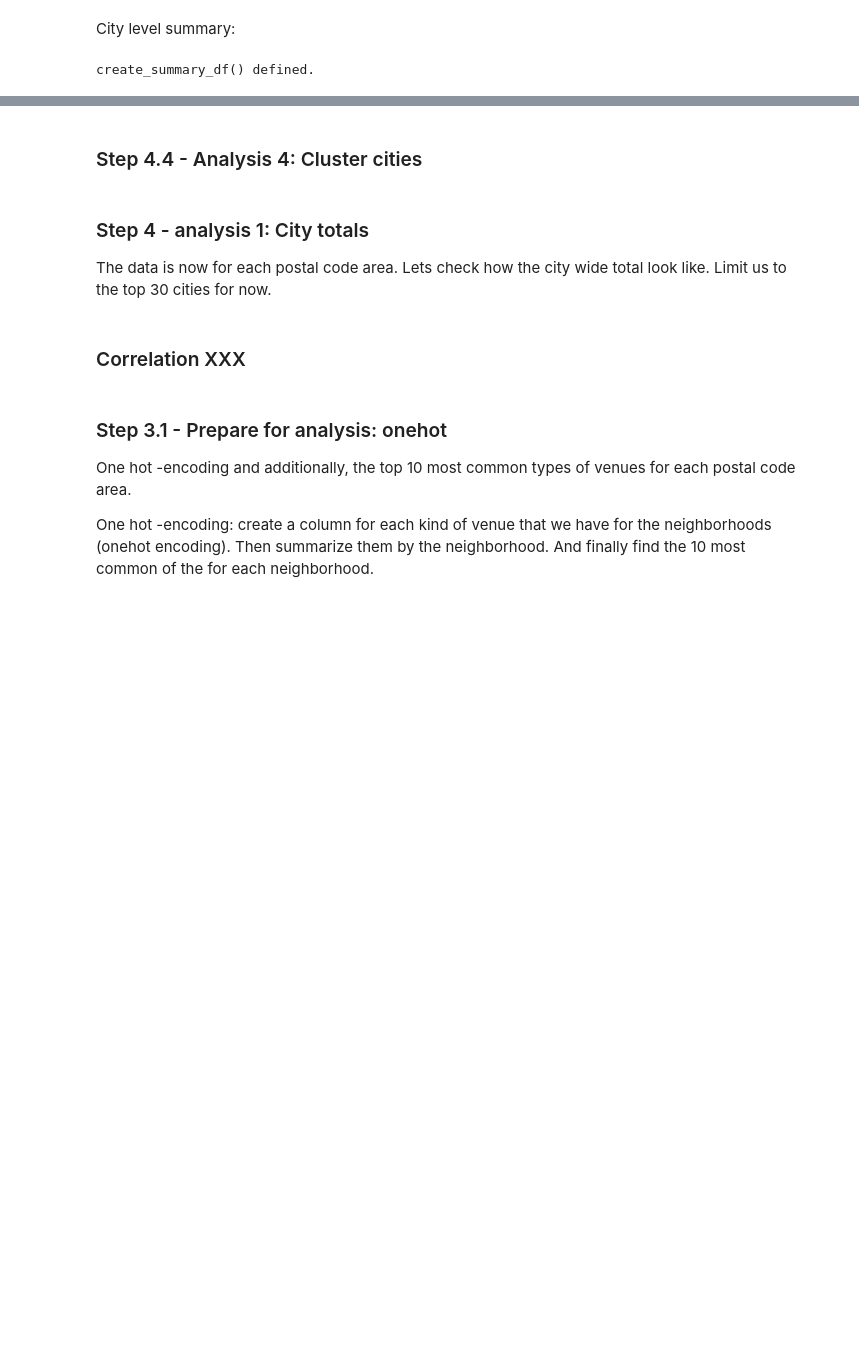
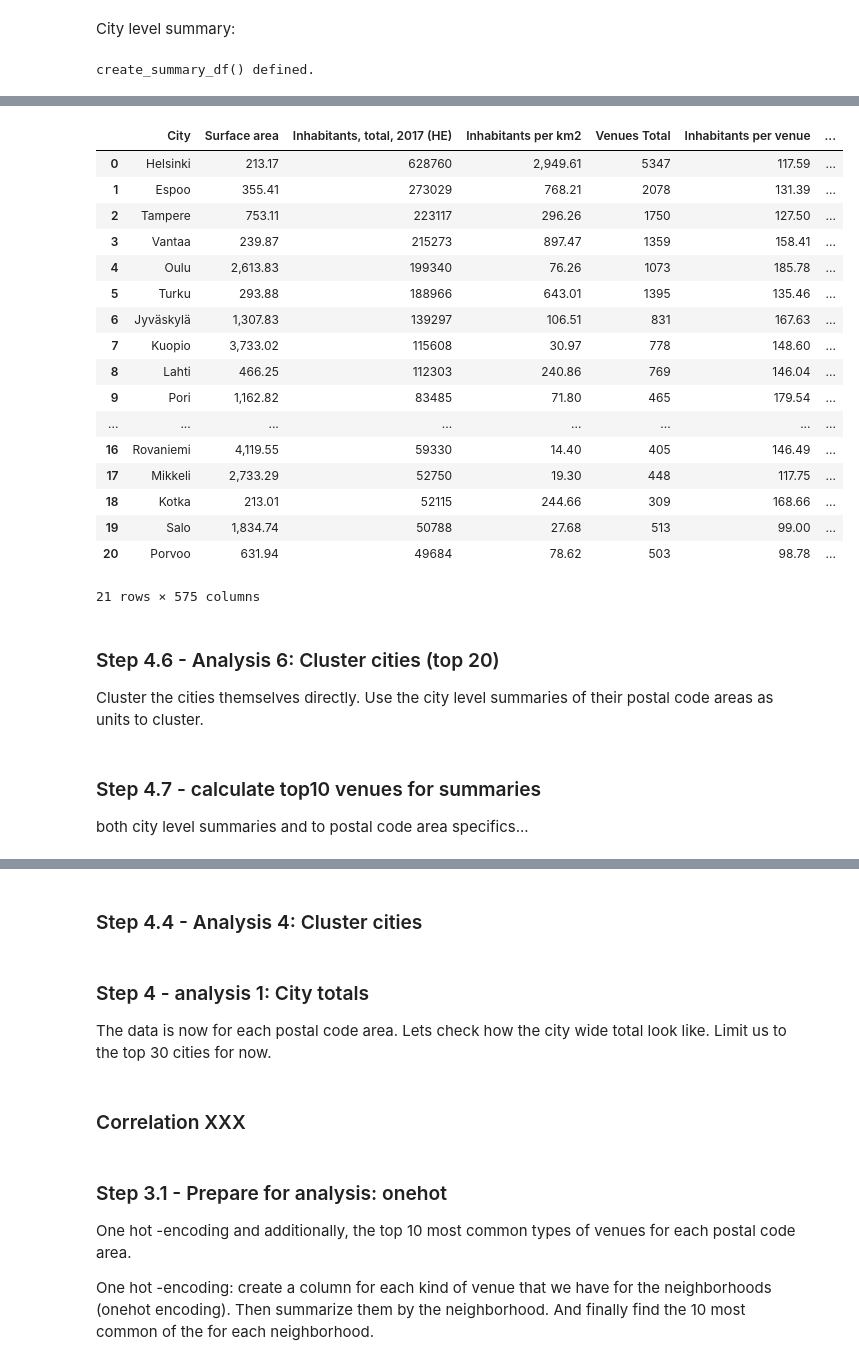
Before and after one commit to aitennek/Coursera_Capstone, a Jupyter notebook: Final_assignment/Capstone workbook.ipynb, the cells around one changed output, grey strips where cells are left out. Drawn from its saved outputs; the diff is of its cells as text; code cells hidden in the pictures; blank space fills up the shorter version.

Commit message:
The real updated file that the previous commit should have been

```diff
--- a/Final_assignment/Capstone workbook.ipynb
+++ b/Final_assignment/Capstone workbook.ipynb
@@ -1461 +1589,8 @@ Clustered 677 postal code areas into 5 clusters.
+# %%
+
+# first standardize data
+bare_clustering_df = standardize_df(paavo_venues_df[paavo_venues_df['City'].isin(filter_cities)])
+
+# CLUSTER !!!
+k, clusters = get_KMeans_clusters_with_best_k(bare_clustering_df)
 # %% [markdown]
@@ -1489,11 +1602,0 @@ clusters_df.head()
-# %%
-
-# use a temp dataframe for convenience (if we run this cell multiple times, it doesnt mess up paavo_venues_df)
-clusters_merge_tmp_df = paavo_venues_df[['PC']].merge(clusters_df, how='left', on='PC')
-clusters_merge_tmp_df.rename(columns={'Cluster': 'Cluster #1'}, inplace=True)
-clusters_merge_tmp_df = clusters_merge_tmp_df.fillna(0)
-
-paavo_venues_df['Cluster #1'] = clusters_merge_tmp_df['Cluster #1']
-paavo_venues_df['Cluster #1'] = paavo_venues_df['Cluster #1'].astype('int')
-paavo_venues_df = paavo_venues_df[list_order_to_top(['PC', 'PC Name', 'City', 'Cluster #1'], paavo_venues_df.columns.tolist())]
-paavo_venues_df.head()
@@ -1508,2 +1603,11 @@ paavo_venues_df.head()
+# %%
+
+# Add the cluster ids back to the source data
+paavo_venues_df = merge_clusters_back_to_data(paavo_venues_df['City'].isin(filter_cities), paavo_venues_df, 'PC', clusters, k, 'Cluster #1')
+
+# sort columns to have it seen more easily
+paavo_venues_df = paavo_venues_df[list_order_to_top(['PC', 'PC Name', 'City', 'Cluster #1'], paavo_venues_df.columns.tolist())]
+
+paavo_venues_df.head()
 # %%
 paavo_venues_df.shape
@@ -1565,0 +1652,14 @@ city_df[['City'] + columns_interesting].head(5)
+# %%
+city_summary_df = create_summary_df(paavo_venues_df, 'City', 'Inhabitants, total, 2017 (HE)', False)
+
+# drop this 'cluster #1' column as it doesn't mean anything in the summary.
+city_summary_columns = city_summary_df.columns.tolist()
+if 'Cluster #1' in city_summary_columns:
+    city_summary_columns.remove('Cluster #1')
+city_summary_df = city_summary_df[city_summary_columns]
+
+# redo the relative metrics, as grouping and summarizing messed them up...
+city_summary_df = drop_relative_metrics(city_summary_df)
+city_summary_df = add_relative_metrics(city_summary_df)
+
+city_summary_df[['City'] + columns_interesting].head(5)
@@ -1565,0 +1674,25 @@ city_df[['City'] + columns_interesting].head(5)
+# %%
+city_summary_df.loc[:20,:]
+# %% [output]
+|  | City | Surface area | Inhabitants, total, 2017 (HE) | Inhabitants per km2 | Venues Total | Inhabitants per venue | ... |
+| 0 | Helsinki | 213.17 | 628760 | 2,949.61 | 5347 | 117.59 | ... |
+| 1 | Espoo | 355.41 | 273029 | 768.21 | 2078 | 131.39 | ... |
+| 2 | Tampere | 753.11 | 223117 | 296.26 | 1750 | 127.50 | ... |
+| 3 | Vantaa | 239.87 | 215273 | 897.47 | 1359 | 158.41 | ... |
+| 4 | Oulu | 2,613.83 | 199340 | 76.26 | 1073 | 185.78 | ... |
+| 5 | Turku | 293.88 | 188966 | 643.01 | 1395 | 135.46 | ... |
+| 6 | Jyväskylä | 1,307.83 | 139297 | 106.51 | 831 | 167.63 | ... |
+| 7 | Kuopio | 3,733.02 | 115608 | 30.97 | 778 | 148.60 | ... |
+| 8 | Lahti | 466.25 | 112303 | 240.86 | 769 | 146.04 | ... |
+| 9 | Pori | 1,162.82 | 83485 | 71.80 | 465 | 179.54 | ... |
+| ... | ... | ... | ... | ... | ... | ... | ... |
+| 16 | Rovaniemi | 4,119.55 | 59330 | 14.40 | 405 | 146.49 | ... |
+| 17 | Mikkeli | 2,733.29 | 52750 | 19.30 | 448 | 117.75 | ... |
+| 18 | Kotka | 213.01 | 52115 | 244.66 | 309 | 168.66 | ... |
+| 19 | Salo | 1,834.74 | 50788 | 27.68 | 513 | 99.00 | ... |
+| 20 | Porvoo | 631.94 | 49684 | 78.62 | 503 | 98.78 | ... |
+21 rows × 575 columns
+# %% [markdown]
+### Step 4.6 - Analysis 6: Cluster cities (top 20)
+
+Cluster the cities themselves directly.  Use the city level summaries of their postal code areas as units to cluster.
@@ -1565,0 +1713,4 @@ city_df[['City'] + columns_interesting].head(5)
+# %% [markdown]
+### Step 4.7 - calculate top10 venues for summaries
+
+both city level summaries and to postal code area specifics...
```
Also changed, not shown: parts of 38 cells of this notebook.
